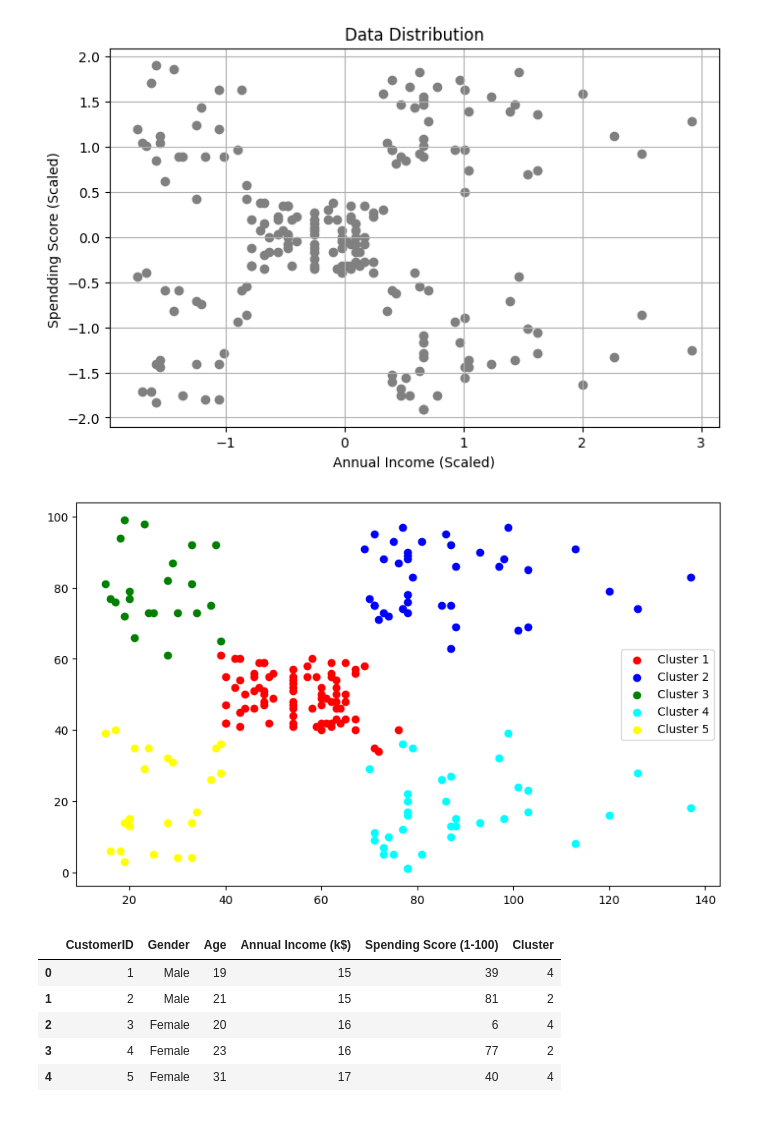
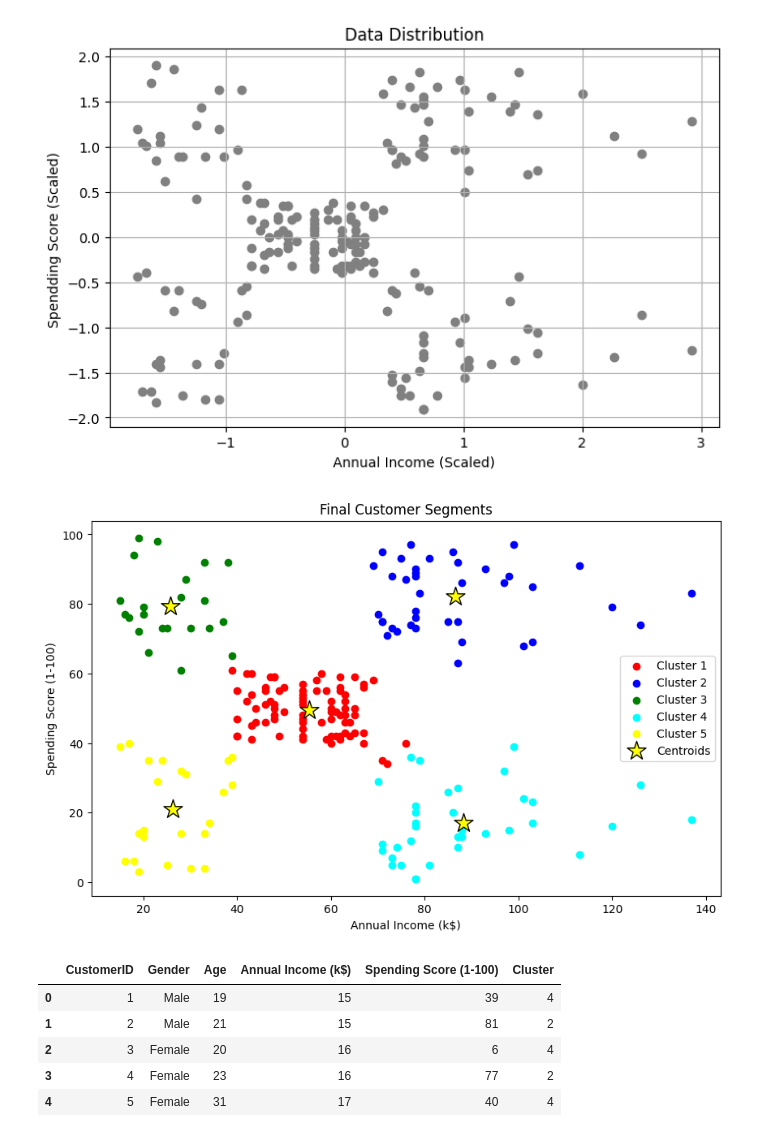
Before and after one commit to isarojdahal/Data-Science-and-AI-Training, a Jupyter notebook: 13. K Means Clustering/main.ipynb, the cells around one changed output. Drawn from its saved outputs; the diff is of its cells as text; code cells hidden in the pictures.

```diff
--- a/13. K Means Clustering/main.ipynb
+++ b/13. K Means Clustering/main.ipynb
@@ -64,17 +64,28 @@ df['Cluster'] = kmeans.fit_predict(X_scaled)
 # %%
 
 kmeans.cluster_centers_
 
 # k means grouping visualization
 
 plt.figure(figsize=(10,6))
 colors = ['red','blue','green','cyan','yellow']
 
 for i in range(5):
     plt.scatter(X[df['Cluster']==i,0],X[df["Cluster"]==i,1],c=colors[i], label='Cluster '+str(i+1))
     plt.legend()
+
+# Plotting Centroids (Back on original scale)
+centroids = scaler.inverse_transform(kmeans.cluster_centers_)
+plt.scatter(centroids[:, 0], centroids[:, 1], s=300, c='yellow',
+            marker='*', label='Centroids', edgecolors='black')
+
+plt.title('Final Customer Segments')
+plt.xlabel('Annual Income (k$)')
+plt.ylabel('Spending Score (1-100)')
+plt.legend()
+plt.show()
 # %% [output]
-[figure, old version]
+[figure, new version]
 # %%
 df.head()
 # %% [output]
```
Also changed, not shown: 7 other files.
